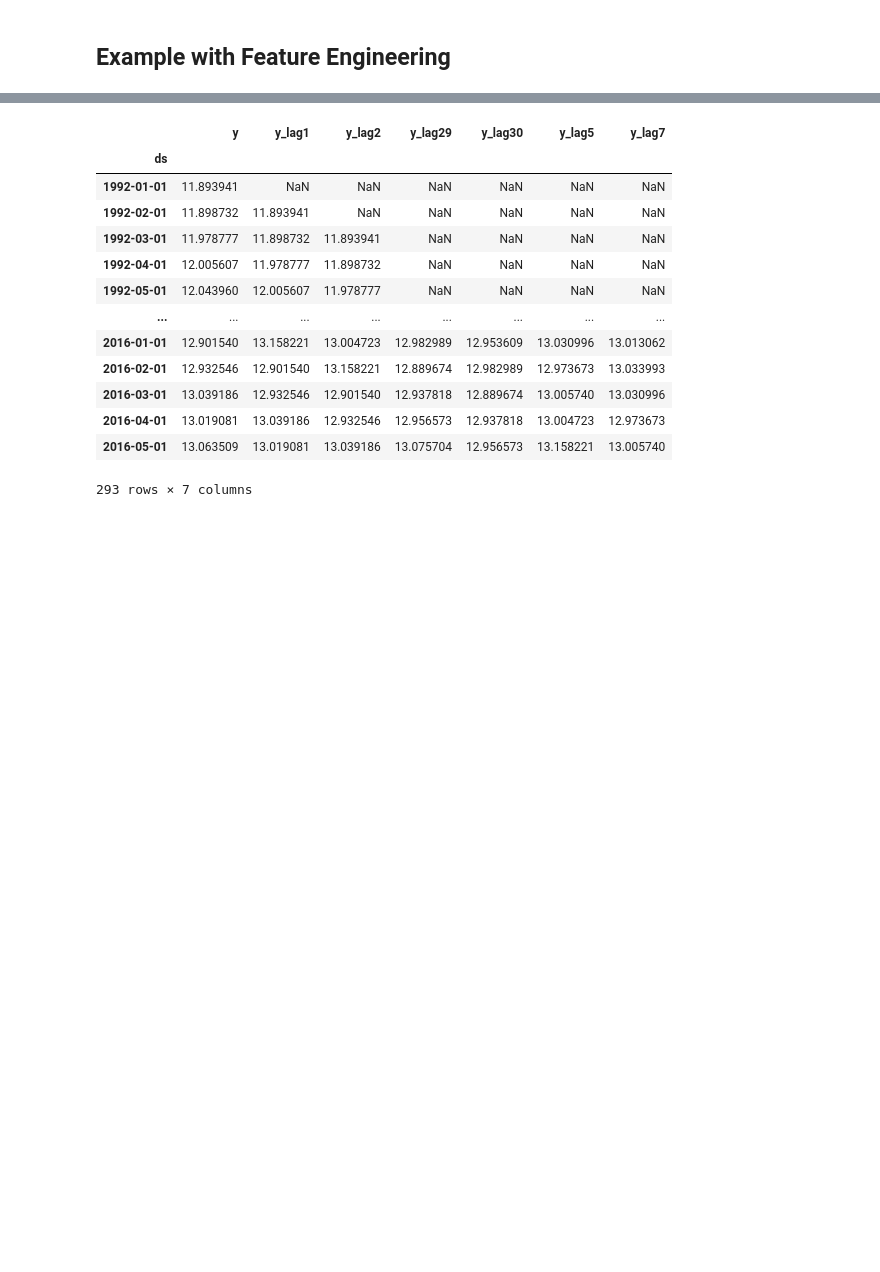
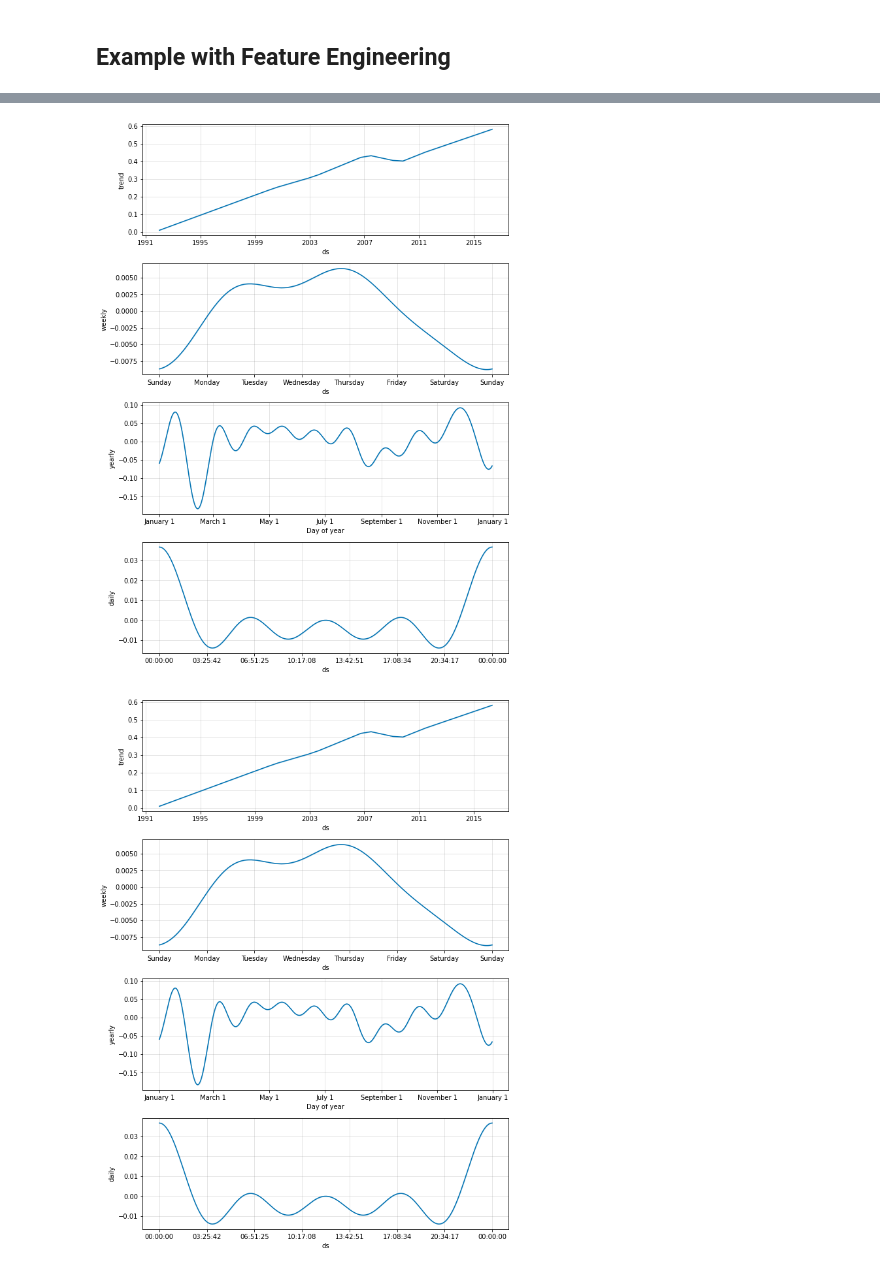
Before and after one commit to ntlind/forecastframe, a Jupyter notebook: examples/prophet_example.ipynb, the cells around one changed output, grey strips where cells are left out. Saved outputs shown, nothing was run; the diff lists cells and outputs as text; code cells hidden in the pictures; blank space fills up the shorter version.

```diff
--- a/examples/prophet_example.ipynb
+++ b/examples/prophet_example.ipynb
@@ -128,17 +164,5 @@ fframe.lag_features(features='y', lags=[1, 2, 5, 7, 29, 30])
 # %%
-fframe.sample
+fframe.plot_components()
 # %% [output]
-|  | y | y_lag1 | y_lag2 | y_lag29 | y_lag30 | y_lag5 | y_lag7 |
-| ds |  |  |  |  |  |  |  |
-| 1992-01-01 | 11.893941 | NaN | NaN | NaN | NaN | NaN | NaN |
-| 1992-02-01 | 11.898732 | 11.893941 | NaN | NaN | NaN | NaN | NaN |
-| 1992-03-01 | 11.978777 | 11.898732 | 11.893941 | NaN | NaN | NaN | NaN |
-| 1992-04-01 | 12.005607 | 11.978777 | 11.898732 | NaN | NaN | NaN | NaN |
-| 1992-05-01 | 12.043960 | 12.005607 | 11.978777 | NaN | NaN | NaN | NaN |
-| ... | ... | ... | ... | ... | ... | ... | ... |
-| 2016-01-01 | 12.901540 | 13.158221 | 13.004723 | 12.982989 | 12.953609 | 13.030996 | 13.013062 |
-| 2016-02-01 | 12.932546 | 12.901540 | 13.158221 | 12.889674 | 12.982989 | 12.973673 | 13.033993 |
-| 2016-03-01 | 13.039186 | 12.932546 | 12.901540 | 12.937818 | 12.889674 | 13.005740 | 13.030996 |
-| 2016-04-01 | 13.019081 | 13.039186 | 12.932546 | 12.956573 | 12.937818 | 13.004723 | 12.973673 |
-| 2016-05-01 | 13.063509 | 13.019081 | 13.039186 | 13.075704 | 12.956573 | 13.158221 | 13.005740 |
-293 rows × 7 columns
+[figure, added]
+[figure, added]
```
Also changed, not shown: parts of 10 cells of this notebook, 3 other files.
